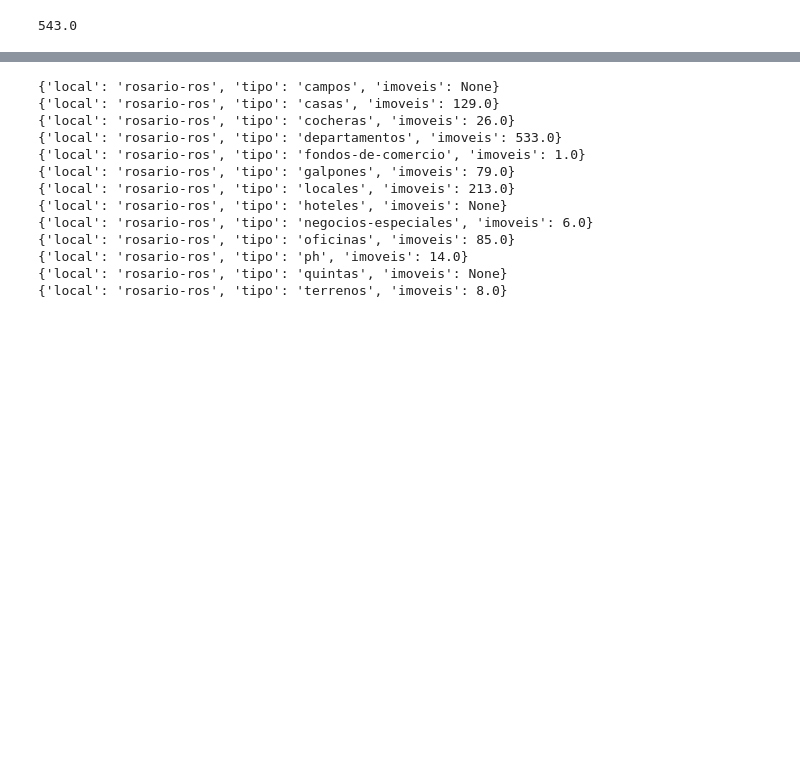
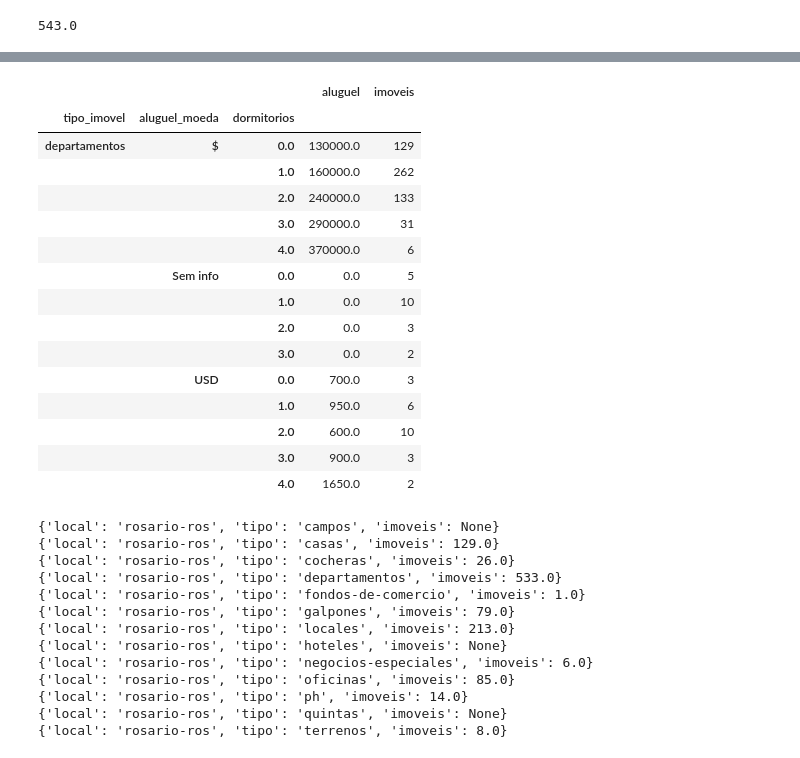
Before and after one commit to Nilton94/Web_Scraping_Arg, a Jupyter notebook: app/testes.ipynb, the cells around one changed output, grey strips where cells are left out. Saved outputs shown, nothing was run; the diff lists cells and outputs as text; code cells hidden in the pictures; blank space fills up the shorter version.

```diff
--- a/app/testes.ipynb
+++ b/app/testes.ipynb
@@ -86,3 +80,31 @@ page_df
+# %%
+(
+    page_df
+    .loc[page_df.tipo_imovel == 'departamentos']
+    .groupby(by=['tipo_imovel','aluguel_moeda','dormitorios'])
+    .agg(
+            aluguel = ('aluguel_valor', 'median'),
+            imoveis = ('id','count')
+    )
+    .round(2)
+)
+# %% [output]
+|  |  |  | aluguel | imoveis |
+| tipo_imovel | aluguel_moeda | dormitorios |  |  |
+| departamentos | $ | 0.0 | 130000.0 | 129 |
+|  |  | 1.0 | 160000.0 | 262 |
+|  |  | 2.0 | 240000.0 | 133 |
+|  |  | 3.0 | 290000.0 | 31 |
+|  |  | 4.0 | 370000.0 | 6 |
+|  | Sem info | 0.0 | 0.0 | 5 |
+|  |  | 1.0 | 0.0 | 10 |
+|  |  | 2.0 | 0.0 | 3 |
+|  |  | 3.0 | 0.0 | 2 |
+|  | USD | 0.0 | 700.0 | 3 |
+|  |  | 1.0 | 950.0 | 6 |
+|  |  | 2.0 | 600.0 | 10 |
+|  |  | 3.0 | 900.0 | 3 |
+|  |  | 4.0 | 1650.0 | 2 |
 # %%
 _tipo = ['campos','casas','cocheras','departamentos','fondos-de-comercio','galpones','hoteles','locales','negocios-especiales','oficinas','ph','quintas','terrenos']
 _local = ['rosario']
```
Also changed, not shown: parts of 2 cells of this notebook.
